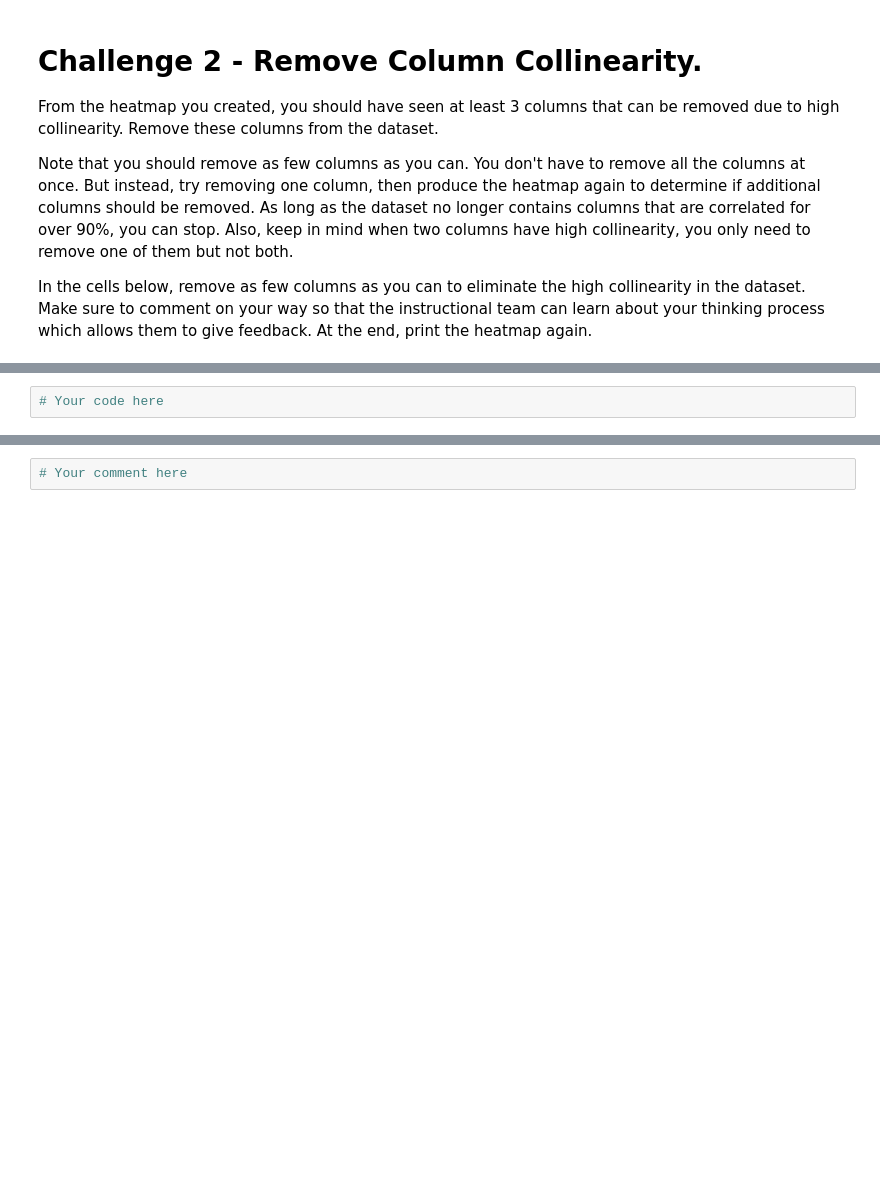
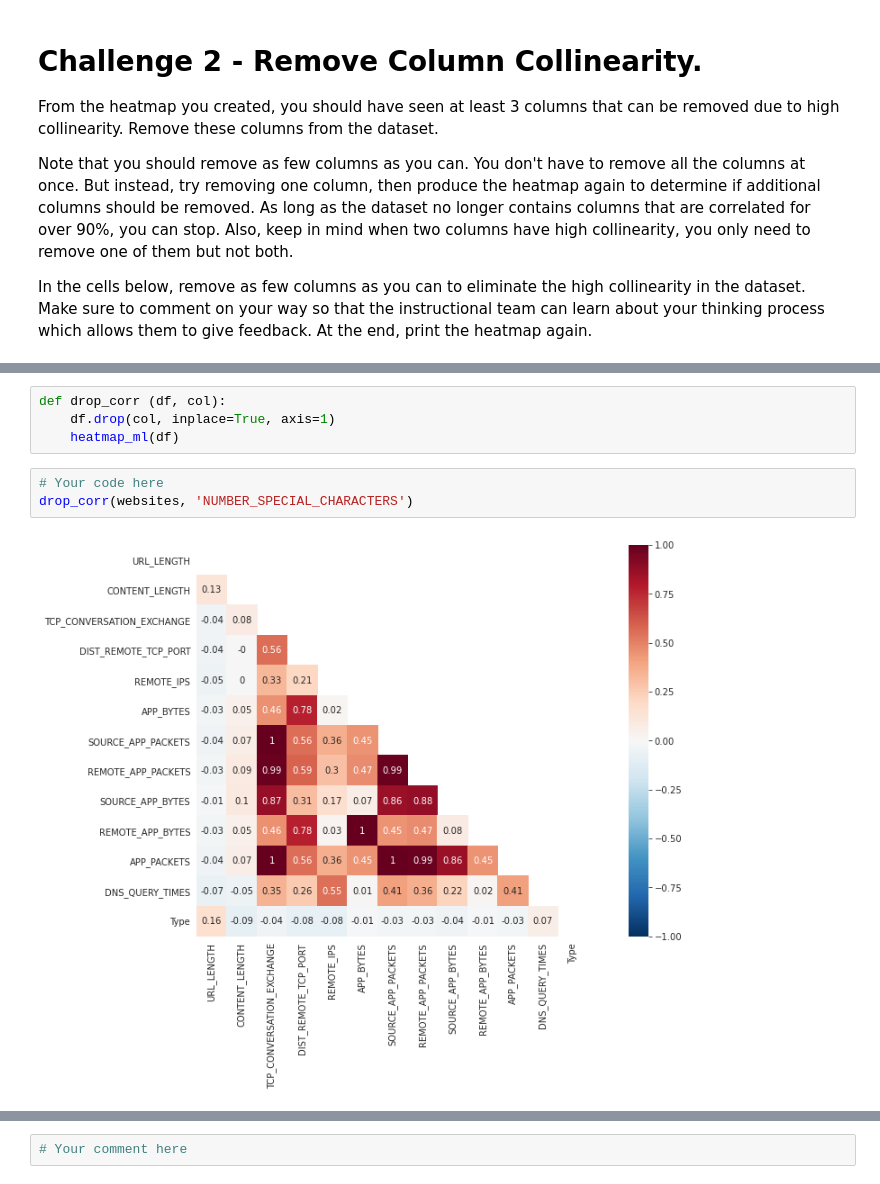
Before and after one commit to ta-datapt-bcn/lab-supervised-learning, a Jupyter notebook: your-code/main.ipynb, the cells around one changed output, grey strips where cells are left out. Saved outputs shown, nothing was run; the diff lists cells and outputs as text; blank space fills up the shorter version.

```diff
--- a/your-code/main.ipynb
+++ b/your-code/main.ipynb
@@ -65,2 +145,9 @@ In the cells below, remove as few columns as you can to eliminate the high colli
+# %%
+def drop_corr (df, col):
+    df.drop(col, inplace=True, axis=1)
+    heatmap_ml(df)
 # %%
 # Your code here
+drop_corr(websites, 'NUMBER_SPECIAL_CHARACTERS')
+# %% [output]
+[figure, added]
```
Also changed, not shown: parts of 52 cells of this notebook.
